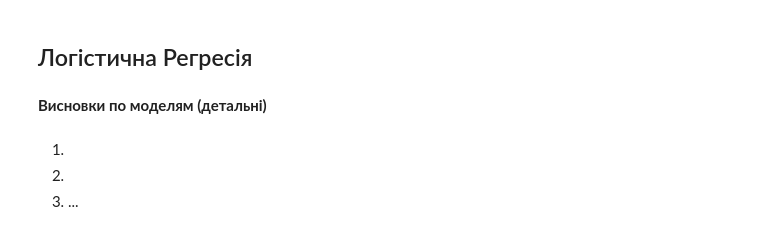
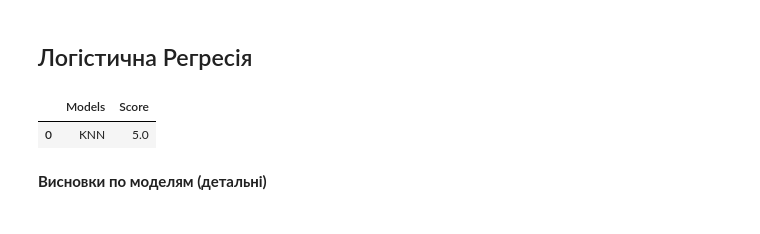
Before and after one commit to mineo71/OSHI, a Jupyter notebook: Task5_Classification_Rylsky_Oleh.ipynb, the cells around one changed output. Cells and saved outputs as stored; diff of their text form; code cells hidden in the pictures.

```diff
--- a/Task5_Classification_Rylsky_Oleh.ipynb
+++ b/Task5_Classification_Rylsky_Oleh.ipynb
@@ -597,6 +616,6 @@ plt.show()
 # %%
 knn = KNeighborsClassifier(n_neighbors=optimal_k)
-knn.fit(#your code)
+knn.fit(X_train, y_train)
 knnpred = knn.predict(X_test)
 
 print(confusion_matrix(y_test, knnpred))
@@ -606,13 +634,13 @@ KNNCV = (cross_val_score(knn, X_test, y_test, cv=k_fold, n_jobs=1, scoring = 'ac
 ## Логістична Регресія
 # %%
 models = pd.DataFrame({
-                'Models': #code,
-                'Score':  #code]})
+    'Models': ['KNN'],
+    'Score':  [round(accuracy_score(y_test, knnpred),2)*100]
+})
 
 models.sort_values(by='Score', ascending=False)
+# %% [output]
+|  | Models | Score |
+| 0 | KNN | 5.0 |
 # %% [markdown]
 **Висновки по моделям (детальні)**
-# %% [markdown]
-1.
-2.
-3. ...
```
Also changed, not shown: parts of 5 cells of this notebook.
